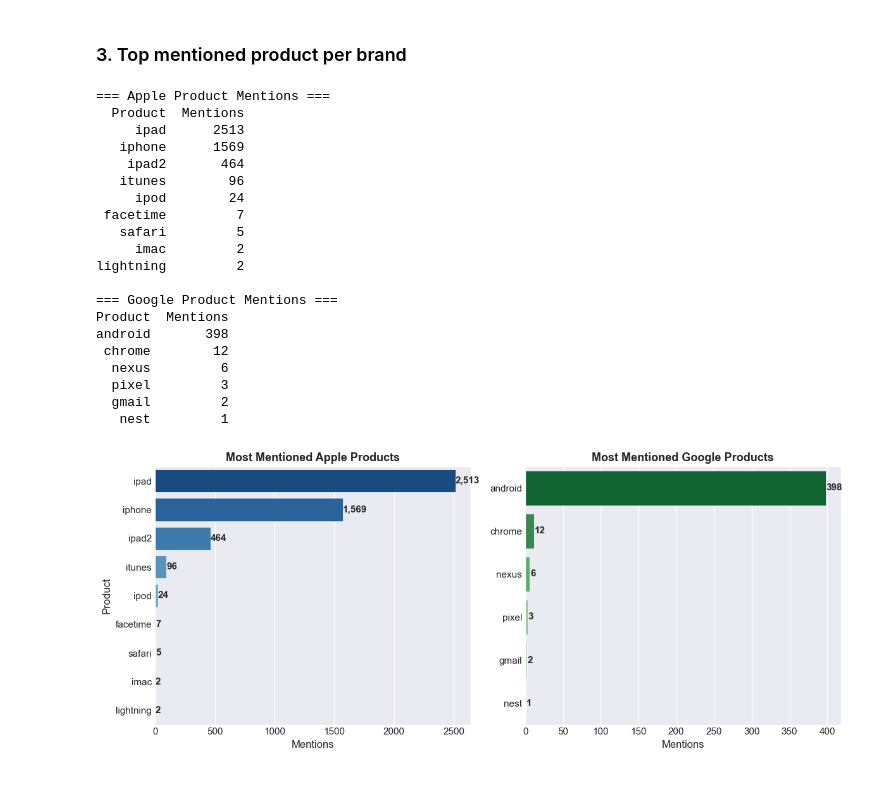
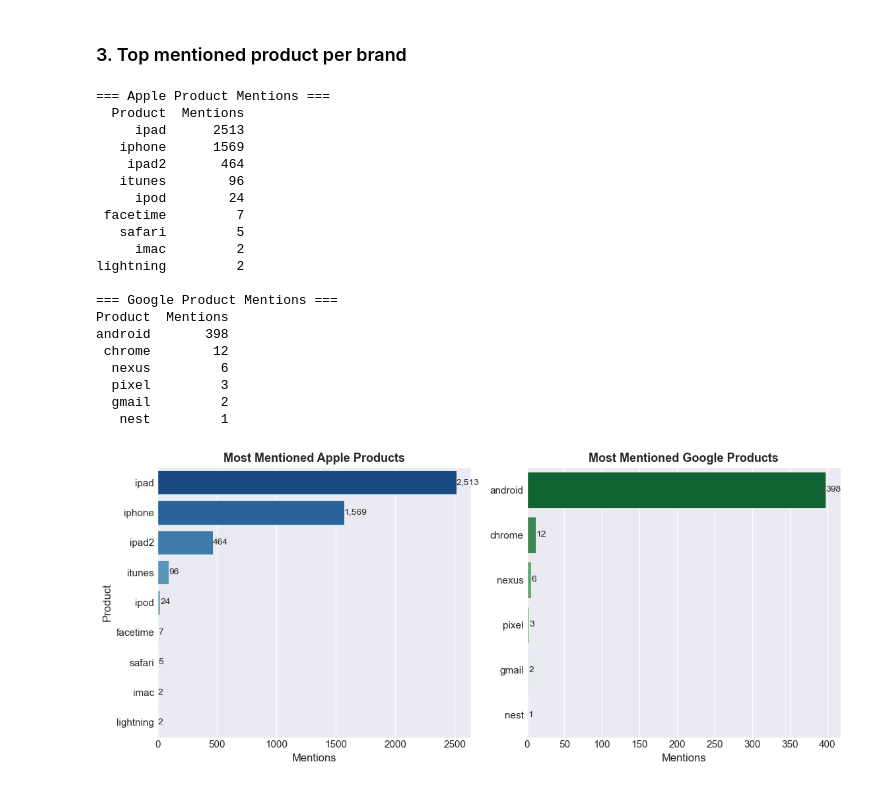
Before and after one commit to Vain-Guy/TechTones, a Jupyter notebook: techtones.ipynb, the cells around one changed output. Cells and saved outputs as stored; diff of their text form; code cells hidden in the pictures.

```diff
--- a/techtones.ipynb
+++ b/techtones.ipynb
@@ -680,7 +681,7 @@ negative     568
 # %% [markdown]
 ### 3. Top mentioned product per brand
 # %%
-# Define brand-specific keyword lists (you can expand as needed)
+# Define brand-specific keyword lists
 apple_keywords = [
         'iphone', 'ipad', 'itunes', 'ipad2', 'macbook air',
         'ipod', 'ios', 'macbook pro', 'imac', 'siri', 'lightning',
@@ -709,17 +710,21 @@ google_mentions = Counter(
 )
 
 # Convert to DataFrames
-apple_mentions_df = pd.DataFrame(apple_mentions.items(), columns=["Product", "Mentions"]).sort_values(by="Mentions", ascending=False)
-google_mentions_df = pd.DataFrame(google_mentions.items(), columns=["Product", "Mentions"]).sort_values(by="Mentions", ascending=False)
+apple_mentions_df = pd.DataFrame(
+    apple_mentions.items(),
+    columns=["Product", "Mentions"]).sort_values(by="Mentions", ascending=False)
+
+google_mentions_df = pd.DataFrame(
+    google_mentions.items(),
+    columns=["Product", "Mentions"]).sort_values(by="Mentions", ascending=False)
 
 print("=== Apple Product Mentions ===")
 print(apple_mentions_df.to_string(index=False))
 print("\n=== Google Product Mentions ===")
 print(google_mentions_df.to_string(index=False))
 
-# ======= Visualization =======
-sns.set_style("darkgrid")
-fig, axes = plt.subplots(1, 2, figsize=(12, 5))
+# Create plots
+fig, axes = plt.subplots(1, 2, figsize=(11.5, 5))
 
 # Apple plot
 sns.barplot(
@@ -741,8 +746,7 @@ for i, bar in enumerate(axes[0].patches):
         f"{int(bar.get_width()):,}",
         va='center',
         ha='left',
-        fontsize=11,
-        fontweight='semibold'
+        fontsize=10,
     )
 
 # Google plot
@@ -763,33 +767,32 @@ for i, bar in enumerate(axes[1].patches):
         bar.get_width() + 0.5,
         bar.get_y() + bar.get_height() / 2,
         f"{int(bar.get_width()):,}",
         va='center',
         ha='left',
-        fontsize=11,
-        fontweight='semibold'
+        fontsize=10,
     )
 
 plt.tight_layout()
 plt.show()
 # %% [output]
 === Apple Product Mentions ===
   Product  Mentions
      ipad      2513
    iphone      1569
     ipad2       464
    itunes        96
      ipod        24
  facetime         7
    safari         5
      imac         2
 lightning         2
 
 === Google Product Mentions ===
 Product  Mentions
 android       398
  chrome        12
   nexus         6
   pixel         3
   gmail         2
    nest         1
-[figure, old version]
+[figure, new version]
```
Also changed, not shown: parts of 9 cells of this notebook.
